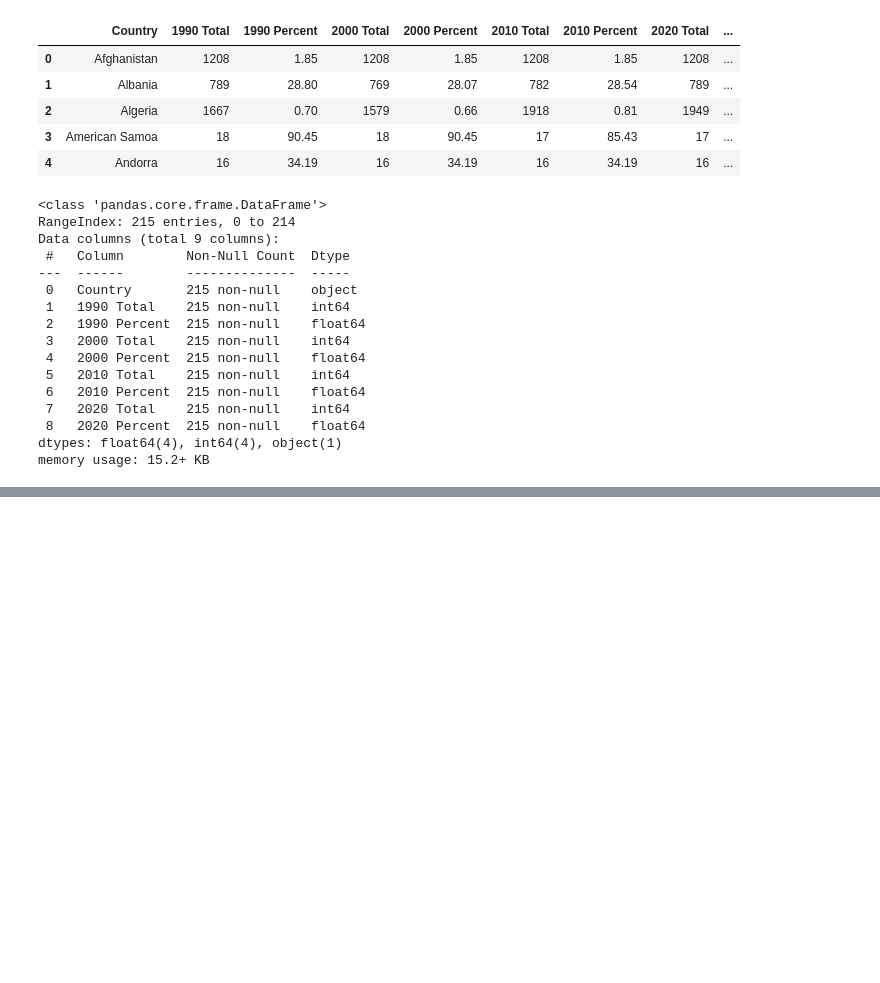
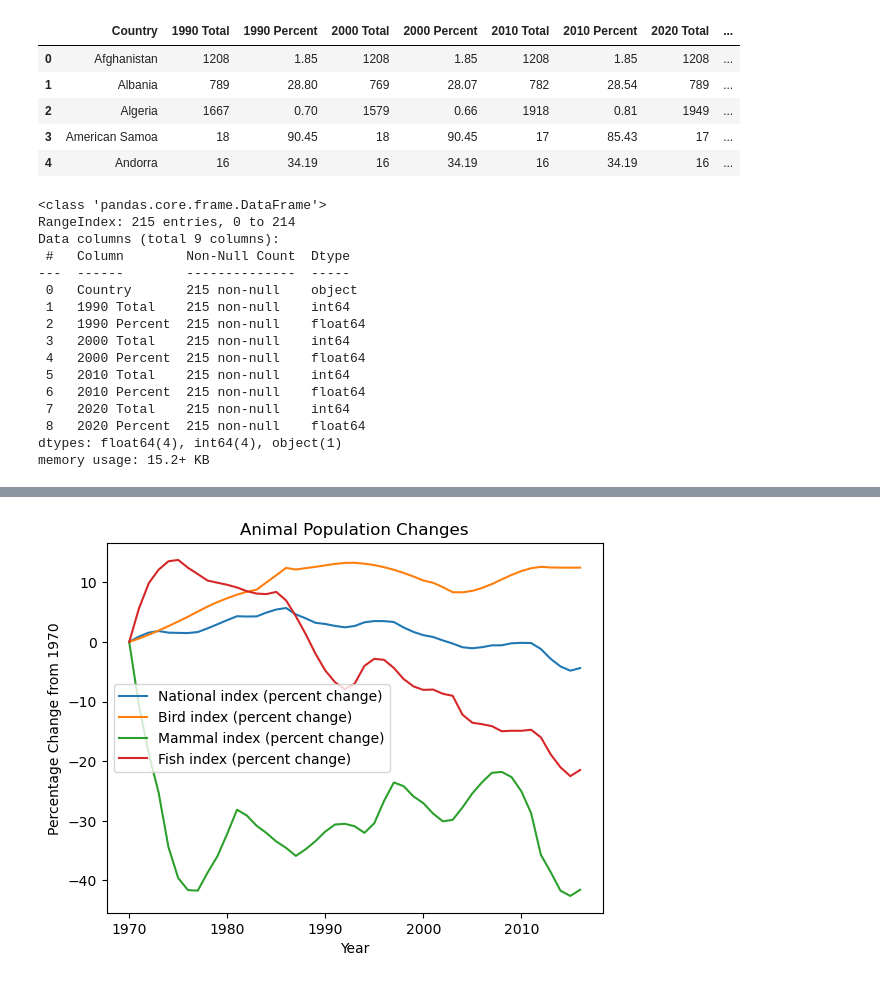
Before and after one commit to kristianrafuse/Project-3-Canadian-Biodiversity-and-Global-Forest-Decline, a Jupyter notebook: DataClean.ipynb, the cells around one changed output, grey strips where cells are left out. Drawn from its saved outputs; the diff is of its cells as text; code cells hidden in the pictures; blank space fills up the shorter version.

```diff
--- a/DataClean.ipynb
+++ b/DataClean.ipynb
@@ -199,6 +199,11 @@ Data columns (total 9 columns):
  8   2020 Percent  215 non-null    float64
 dtypes: float64(4), int64(4), object(1)
 memory usage: 15.2+ KB
+# %%
+species_df_percent = species_df[['Year', 'National index (percent change)',
+       'Bird index (percent change)',
+       'Mammal index (percent change)',
+       'Fish index (percent change)']]
 # %%
 forests_df.to_csv('Resources/forests.csv', encoding='utf-8', index=False)
 # %%
@@ -215,0 +333,15 @@ species_df.to_json('Resources/species.json')
+# %%
+species_df_percent.set_index('Year', inplace=True)
+
+# Plot the data using pandas plot function
+species_df_percent.plot(kind='line')
+
+# Set labels and title
+plt.xlabel('Year')
+plt.ylabel('Percentage Change from 1970')
+plt.title('Animal Population Changes')
+
+# Show the line chart
+plt.show()
+# %% [output]
+[figure, added]
```
Also changed, not shown: parts of 15 cells of this notebook, 5 other files.
